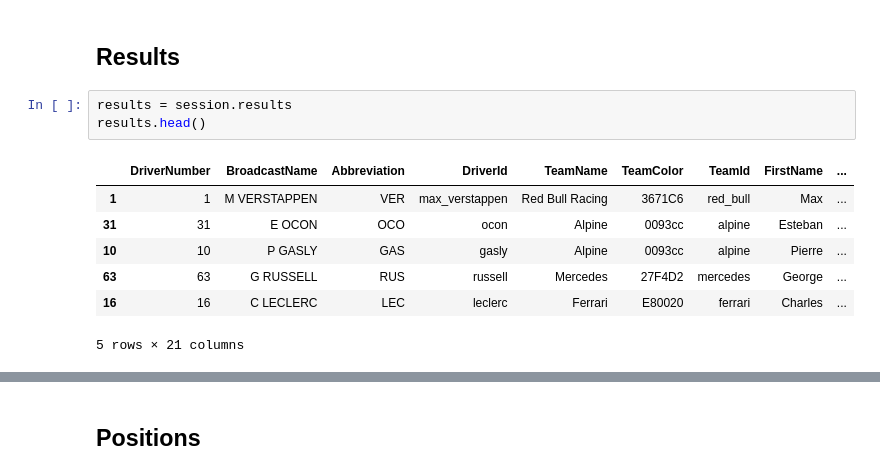
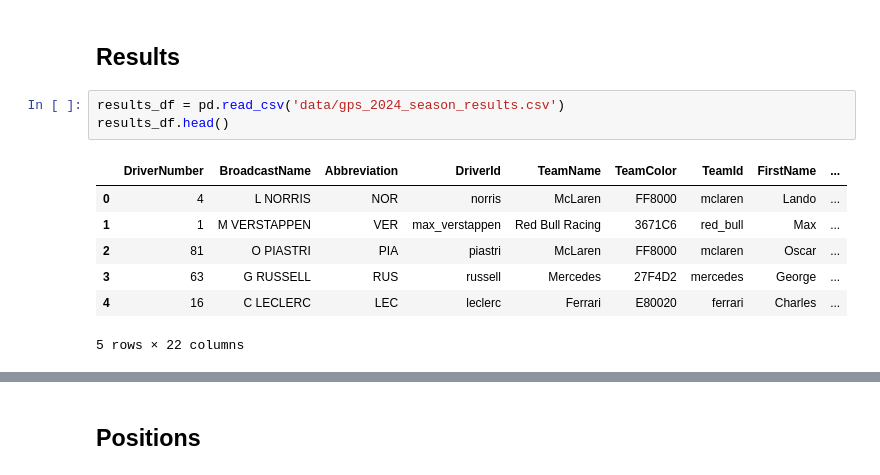
Before and after one commit to mihalisag/data-podium, a Jupyter notebook: f1_telemetry.ipynb, the cells around one changed output, grey strips where cells are left out. Cells and saved outputs as stored; diff of their text form.

Commit message:
Cleaned up telemetry notebook and extended save results notebook. Answered more questions.

```diff
--- a/f1_telemetry.ipynb
+++ b/f1_telemetry.ipynb
@@ -467,13 +261,13 @@ Index(['Time', 'AirTemp', 'Humidity', 'Pressure', 'Rainfall', 'TrackTemp',
 # %% [markdown]
 ## Results
 # %%
-results = session.results
-results.head()
+results_df = pd.read_csv('data/gps_2024_season_results.csv')
+results_df.head()
 # %% [output]
 |  | DriverNumber | BroadcastName | Abbreviation | DriverId | TeamName | TeamColor | TeamId | FirstName | ... |
+| 0 | 4 | L NORRIS | NOR | norris | McLaren | FF8000 | mclaren | Lando | ... |
 | 1 | 1 | M VERSTAPPEN | VER | max_verstappen | Red Bull Racing | 3671C6 | red_bull | Max | ... |
-| 31 | 31 | E OCON | OCO | ocon | Alpine | 0093cc | alpine | Esteban | ... |
-| 10 | 10 | P GASLY | GAS | gasly | Alpine | 0093cc | alpine | Pierre | ... |
-| 63 | 63 | G RUSSELL | RUS | russell | Mercedes | 27F4D2 | mercedes | George | ... |
-| 16 | 16 | C LECLERC | LEC | leclerc | Ferrari | E80020 | ferrari | Charles | ... |
+| 2 | 81 | O PIASTRI | PIA | piastri | McLaren | FF8000 | mclaren | Oscar | ... |
+| 3 | 63 | G RUSSELL | RUS | russell | Mercedes | 27F4D2 | mercedes | George | ... |
+| 4 | 16 | C LECLERC | LEC | leclerc | Ferrari | E80020 | ferrari | Charles | ... |
-5 rows × 21 columns
+5 rows × 22 columns
```
Also changed, not shown: parts of 84 cells of this notebook, 6 other files.
